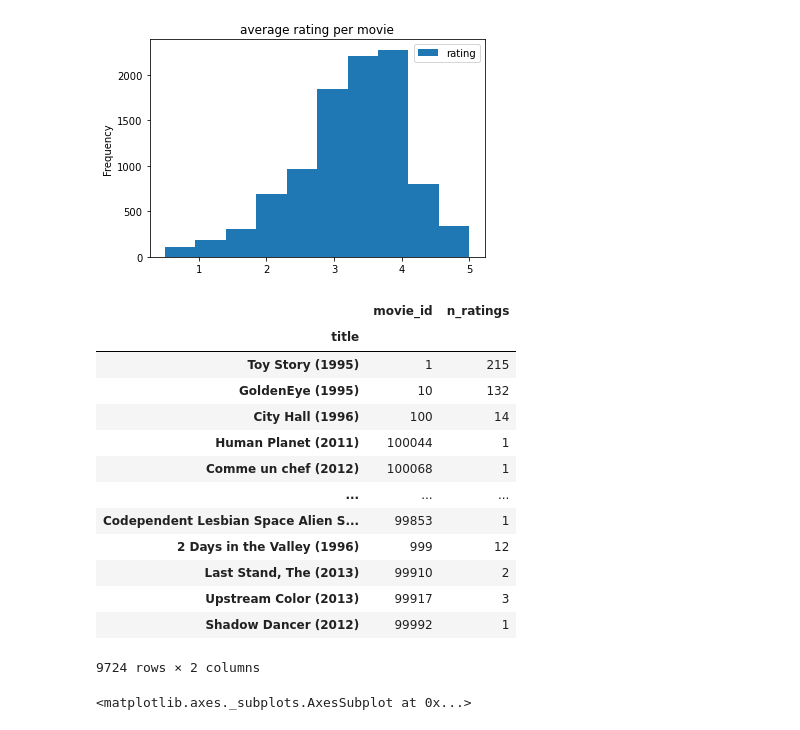
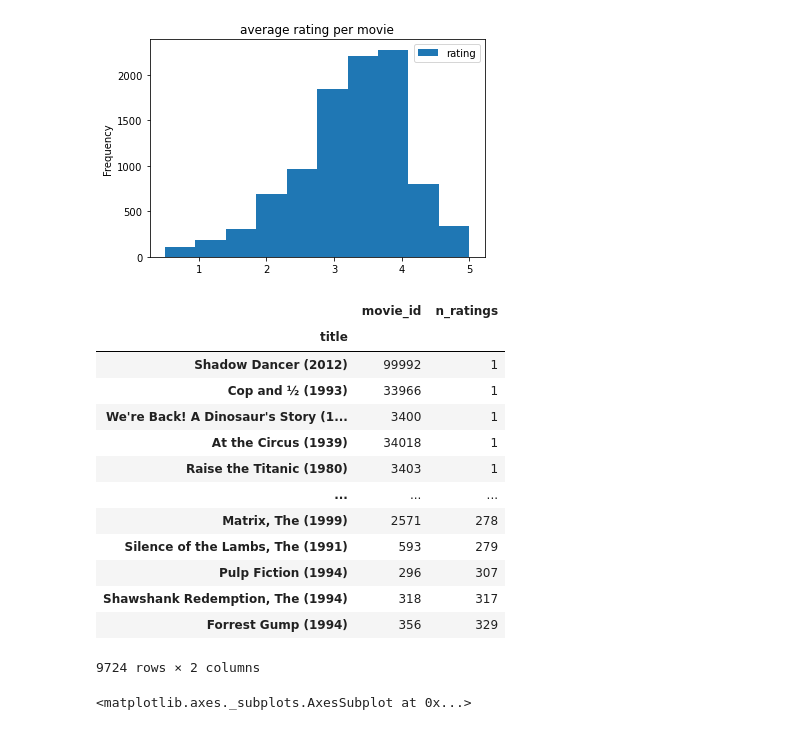
Before and after one commit to youmxr/CP421-Project, a Jupyter notebook: FinalProject.ipynb, the cells around one changed output. Drawn from its saved outputs; the diff is of its cells as text; code cells hidden in the pictures.

```diff
--- a/FinalProject.ipynb
+++ b/FinalProject.ipynb
@@ -72,26 +73,27 @@ top_movies.plot(kind='hist', bins=10, title='average rating per movie')
 # %%
 #removing outliers
 ratings_by_title = data.groupby('movie_id').size()
 ratings_by_title = pd.DataFrame(ratings_by_title, columns = ['n_ratings'])
 ratings_by_title = pd.merge(ratings_by_title, movies, on='movie_id')
 ratings_by_title = ratings_by_title.drop(columns=['genres'])
 ratings_by_title = ratings_by_title.set_index('title')
+ratings_by_title = ratings_by_title.sort_values(by='n_ratings')
 ratings_by_title['n_ratings'] = ratings_by_title['n_ratings'].astype(int)
 ratings_by_title
 # %% [output]
 |  | movie_id | n_ratings |
 | title |  |  |
-| Toy Story (1995) | 1 | 215 |
-| GoldenEye (1995) | 10 | 132 |
-| City Hall (1996) | 100 | 14 |
-| Human Planet (2011) | 100044 | 1 |
-| Comme un chef (2012) | 100068 | 1 |
+| Shadow Dancer (2012) | 99992 | 1 |
+| Cop and ½ (1993) | 33966 | 1 |
+| We're Back! A Dinosaur's Story (1... | 3400 | 1 |
+| At the Circus (1939) | 34018 | 1 |
+| Raise the Titanic (1980) | 3403 | 1 |
 | ... | ... | ... |
-| Codependent Lesbian Space Alien S... | 99853 | 1 |
-| 2 Days in the Valley (1996) | 999 | 12 |
-| Last Stand, The (2013) | 99910 | 2 |
-| Upstream Color (2013) | 99917 | 3 |
-| Shadow Dancer (2012) | 99992 | 1 |
+| Matrix, The (1999) | 2571 | 278 |
+| Silence of the Lambs, The (1991) | 593 | 279 |
+| Pulp Fiction (1994) | 296 | 307 |
+| Shawshank Redemption, The (1994) | 318 | 317 |
+| Forrest Gump (1994) | 356 | 329 |
 9724 rows × 2 columns
 # %%
 ratings_by_title['n_ratings'].plot(kind='hist', bins = 100, title='Number of Ratings per Movie')
```
Also changed, not shown: parts of 10 cells of this notebook.
